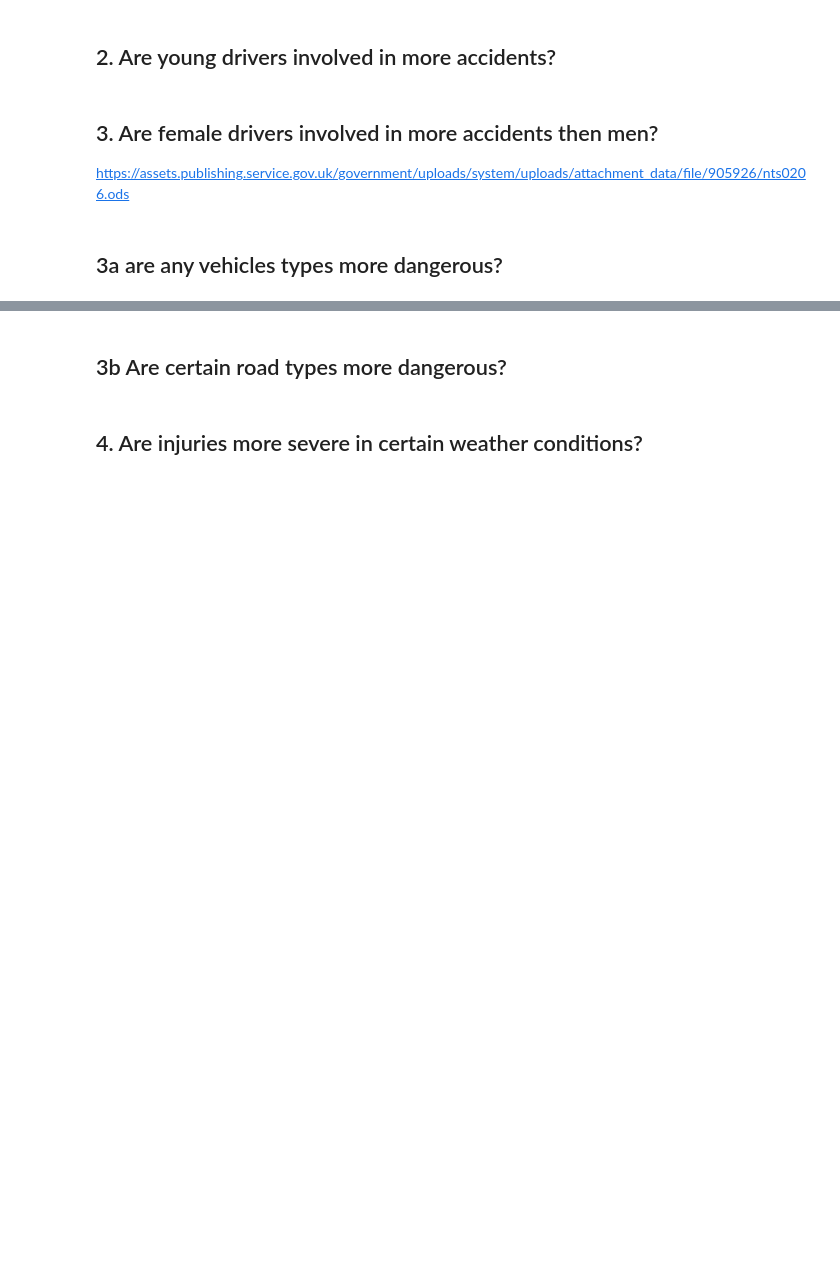
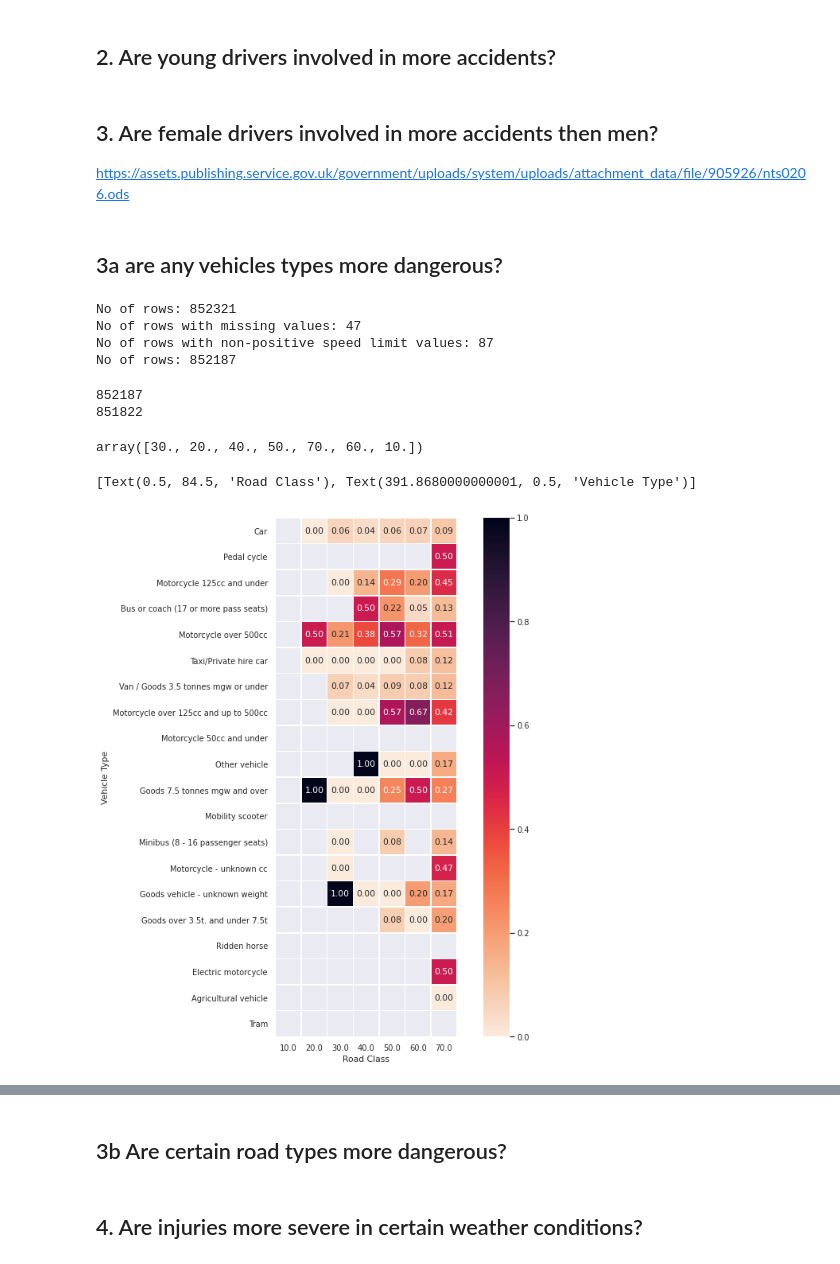
Before and after one commit to GaborJenei/DS-Stackoverflow-Survey, a Jupyter notebook: 01_Intro_to_DS/3_BlogPost/Udacity DSND Project1_BlogPost.ipynb, the cells around one changed output, grey strips where cells are left out. Cells and saved outputs as stored; diff of their text form; code cells hidden in the pictures; blank space fills up the shorter version.

```diff
--- a/01_Intro_to_DS/3_BlogPost/Udacity DSND Project1_BlogPost.ipynb
+++ b/01_Intro_to_DS/3_BlogPost/Udacity DSND Project1_BlogPost.ipynb
@@ -129,7 +113,9 @@ def ToCategorical(df, col_name_list, category_dict_list):
 # %%
 # Keep columns used, remove other columns
 accident_cols_to_keep= ['Accident_Index', 'Location_Easting_OSGR', 'Location_Northing_OSGR',
-                        'Longitude', 'Latitude','Date','1st_Road_Class','Speed_limit',
+                        'Longitude', 'Latitude','Date',
+                        'Number_of_Vehicles', 'Number_of_Casualties',
+                        '1st_Road_Class','Speed_limit',
                         'Light_Conditions','Weather_Conditions', 'Road_Surface_Conditions']
 
 vehicle_cols_to_keep = ['Accident_Index', 'Vehicle_Reference', 'Vehicle_Type', 'Age_of_Driver', 'Sex_of_Driver']
@@ -155,7 +141,7 @@ light_dict = {1:'Daylight',4:'Darkness - lights lit',5:'Darkness - lights unlit'
 weather_dict ={1:'Fine no high winds',2:'Raining no high winds',3:'Snowing no high winds',4:'Fine + high winds',5:'Raining + high winds',6:'Snowing + high winds',7:'Fog or mist',8:'Other',9:'Unknown',-1:'Data missing or out of range'}
 surface_dict = {1:'Dry',2:'Wet or damp',3:'Snow',4:'Frost or ice',5:'Flood over 3cm. deep',6:'Oil or diesel',7:'Mud',-1:'Data missing or out of range'}
 severity_dict = {1:'Fatal',2:'Serious',3:'Slight'}
-speed_limit = {20:'20 MPH', 30:'30 MPH', 40:'40 MPH', 50:'50 MPH', 60:'60 MPH', 70:'70 MPH', -1:'Data missing or out of range'}
+# speed_limit = {20:'20 MPH', 30:'30 MPH', 40:'40 MPH', 50:'50 MPH', 60:'60 MPH', 70:'70 MPH', -1:'Data missing or out of range', 0.0:'Data missing or out of range', np.nan:'Data missing or out of range'}
 vehicle_type_dict = {1:'Pedal cycle', 2:'Motorcycle 50cc and under', 3:'Motorcycle 125cc and under', 4:'Motorcycle over 125cc and up to 500cc', 5:'Motorcycle over 500cc', 8:'Taxi/Private hire car', 9:'Car', 10:'Minibus (8 - 16 passenger seats)',
                      11:'Bus or coach (17 or more pass seats)', 16:'Ridden horse', 17:'Agricultural vehicle', 18:'Tram', 19:'Van / Goods 3.5 tonnes mgw or under', 20:'Goods over 3.5t. and under 7.5t', 21:'Goods 7.5 tonnes mgw and over', 22:'Mobility scooter',
                      23:'Electric motorcycle', 90:'Other vehicle', 97:'Motorcycle - unknown cc', 98:'Goods vehicle - unknown weight', -1:'Data missing or out of range',}
@@ -164,7 +150,7 @@ road_class_dict = {1:'Motorway', 2:'A(M)', 3:'A', 4:'B', 5:'C', 6:'Unclassified'
 
 
 df_accidents = ToCategorical(df_accidents,
-                             ['1st_Road_Class','Speed_limit','Light_Conditions','Weather_Conditions','Road_Surface_Conditions'],
+                             ['1st_Road_Class','Light_Conditions','Weather_Conditions','Road_Surface_Conditions'],
                              [road_class_dict,light_dict,weather_dict,surface_dict])
 
 df_vehicles = ToCategorical(df_vehicles, ['Vehicle_Type', 'Sex_of_Driver'], [vehicle_type_dict, gender_dict])
@@ -285,13 +317,48 @@ fig.set(xlim=(0, 110), xlabel=('Age'), xticks=list(range(0,110,10)))
 df_vehicles
 
 df_casualties_vehicles = df_casualties.merge(df_vehicles[['Accident_Index', 'Vehicle_Reference', 'Vehicle_Type']], on=['Accident_Index', 'Vehicle_Reference'], how='left')
-df_casualties_vehicles_roadtype = df_casualties_vehicles.merge(df_accidents[['Accident_Index', '1st_Road_Class']], on=['Accident_Index'], how='left')
+df_casualties_vehicles_roadtype = df_casualties_vehicles.merge(df_accidents[['Accident_Index', '1st_Road_Class', 'Speed_limit']], on=['Accident_Index'], how='left')
+# %%
+# Drop missing values from speed
+df_casualties_vehicles_roadtype[df_casualties_vehicles_roadtype.isnull().any(axis=1)].head()
+print(f'No of rows: {len(df_casualties_vehicles_roadtype)}')
+print(f'No of rows with missing values: {df_casualties_vehicles_roadtype.isnull().any(axis=1).sum()}')
+df_casualties_vehicles_roadtype.dropna(inplace=True)
+
+nonpositivespeeds = df_casualties_vehicles_roadtype[df_casualties_vehicles_roadtype['Speed_limit']<=0]
+print(f'No of rows with non-positive speed limit values: {len(nonpositivespeeds)}')
+df_casualties_vehicles_roadtype.drop(nonpositivespeeds.index, inplace=True)
+print(f'No of rows: {len(df_casualties_vehicles_roadtype)}')
+# %% [output]
+No of rows: 852321
+No of rows with missing values: 47
+No of rows with non-positive speed limit values: 87
+No of rows: 852187
 # %%
 # drop missing values
 print(len(df_casualties_vehicles_roadtype))
 df_casualties_vehicles_roadtype = df_casualties_vehicles_roadtype[~(df_casualties_vehicles_roadtype[['Vehicle_Type','1st_Road_Class']].isin(['Data missing or out of range','Unkown']).any(axis=1))].copy()
 print(len(df_casualties_vehicles_roadtype))
-
-# Calculate Killed and severly injured casulty proportions
-df_ksi_counts = df_casualties_vehicles_roadtype.value_counts(subset=['Vehicle_Type', '1st_Road_Class','Casualty_Severity']).unstack()
-df_ksi_props = df_ksi_counts[['Fatal', 'Serious']].sum(1) / df_ksi_counts.sum(axis=1)
+# %% [output]
+852187
+851822
+# %%
+df_casualties_vehicles_roadtype['Speed_limit'].unique()
+# %% [output]
+array([30., 20., 40., 50., 70., 60., 10.])
+# %%
+# Calculate Killed and severly injured casulty proportions
+df_ksi_counts = df_casualties_vehicles_roadtype.value_counts(subset=['Vehicle_Type', '1st_Road_Class', 'Speed_limit','Casualty_Severity']).unstack()
+df_ksi_props = df_ksi_counts[['Fatal', 'Serious']].sum(1) / df_ksi_counts.sum(axis=1)
+df_ksi_by_vehicle_roadtype=df_ksi_props.to_frame().unstack(-2)
+df_ksi_by_vehicle_roadtype[0]['Motorway'].unstack()
+
+sns.set(font_scale=0.9)
+f, ax = plt.subplots(figsize=(12, 12))
+sns.heatmap(df_ksi_by_vehicle_roadtype[0]['Motorway'].unstack(), annot=True, cmap='rocket_r',fmt='.2f',
+            square=True, linewidths=.5, ax=ax)
+
+ax.set(xlabel='Road Class', ylabel="Vehicle Type")
+# %% [output]
+[Text(0.5, 84.5, 'Road Class'), Text(391.8680000000001, 0.5, 'Vehicle Type')]
+[figure, added]
```
Also changed, not shown: parts of 28 cells of this notebook.
